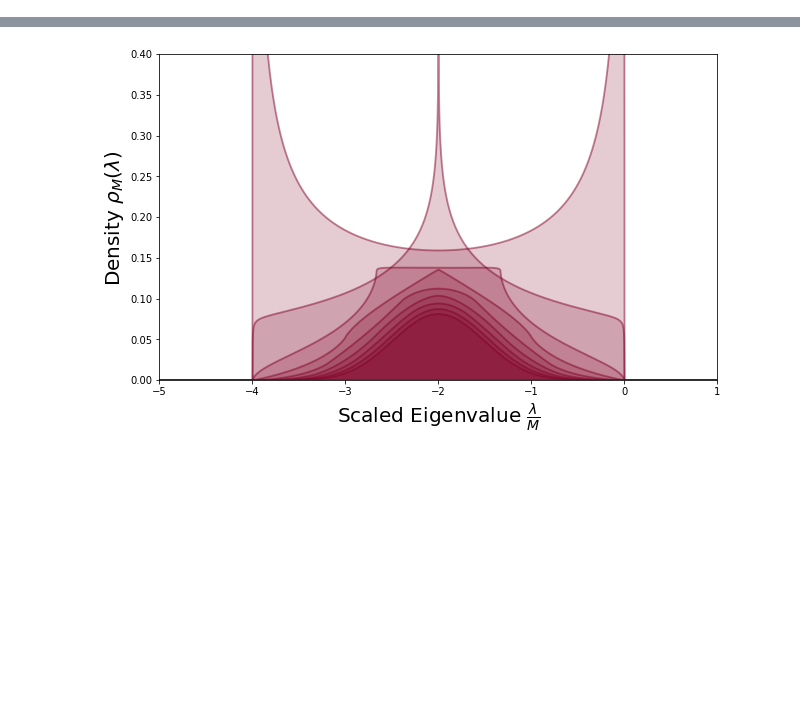
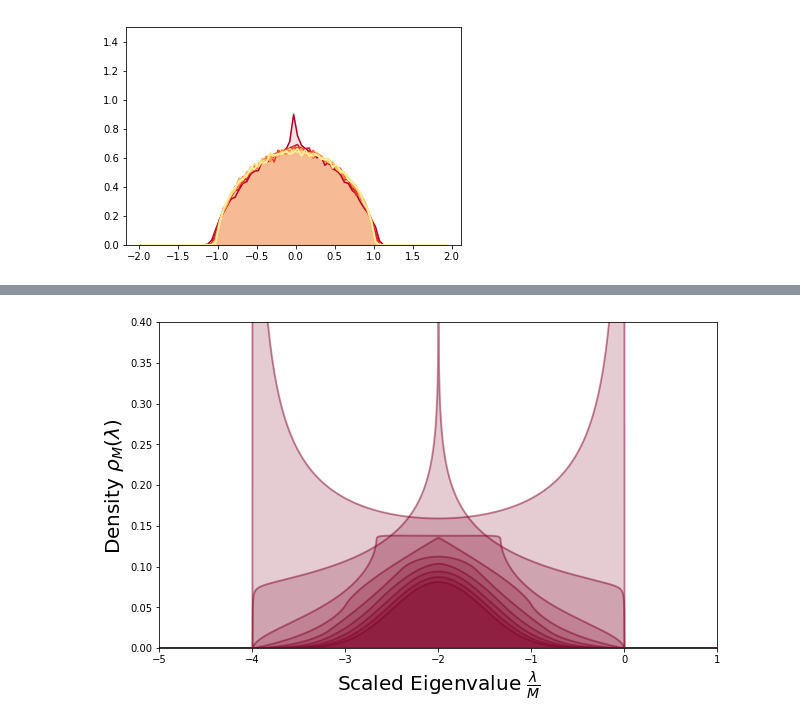
Before and after one commit to gszep/Equlibrium-and-Dynamics-of-the-Spherical-Model, a Jupyter notebook: figures.ipynb, the cells around one changed output, grey strips where cells are left out. Cells and saved outputs as stored; diff of their text form; code cells hidden in the pictures; blank space fills up the shorter version.

```diff
--- a/figures.ipynb
+++ b/figures.ipynb
@@ -43,3 +49,15 @@ def density(x,y):
+# %%
+for p in arange(0.01,0.1,0.01):
+    Lambda = [ interaction(500,p) for _ in xrange(10) ]
+    x = arange(-2,2,0.05)
+
+    x,y,dx = density(x,Lambda)
+    color=cm.YlOrRd(1-10*p)
+    fill_between(x,y,alpha=0.1,color=color)
+    plot(x,y,color=color)
+    ylim(0,1.5)
+# %% [output]
+[figure, added]
 # %%
 figure(figsize=(10,10))
 for mu in arange(0,1.1,0.1):
```
Also changed, not shown: parts of 2 cells of this notebook, 8 other files.
